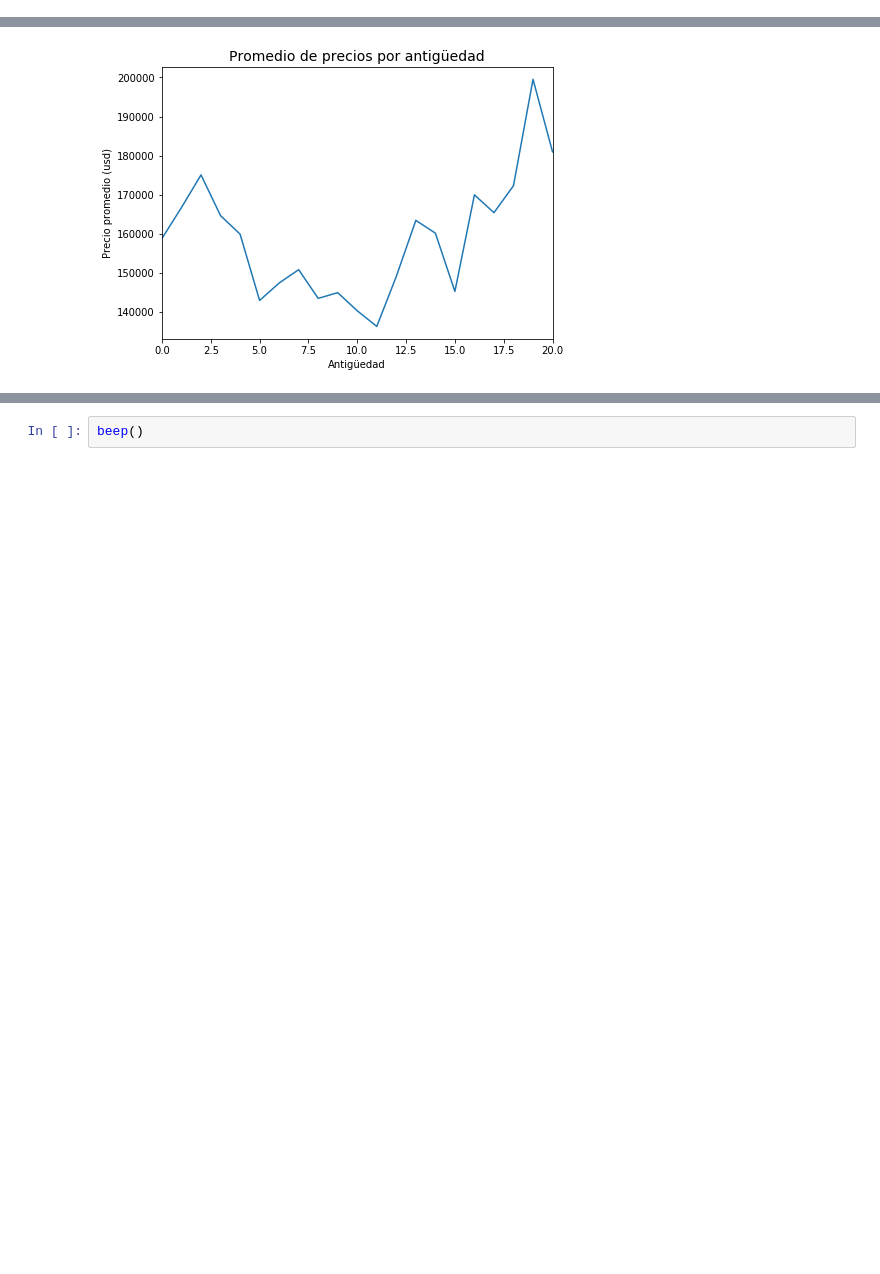
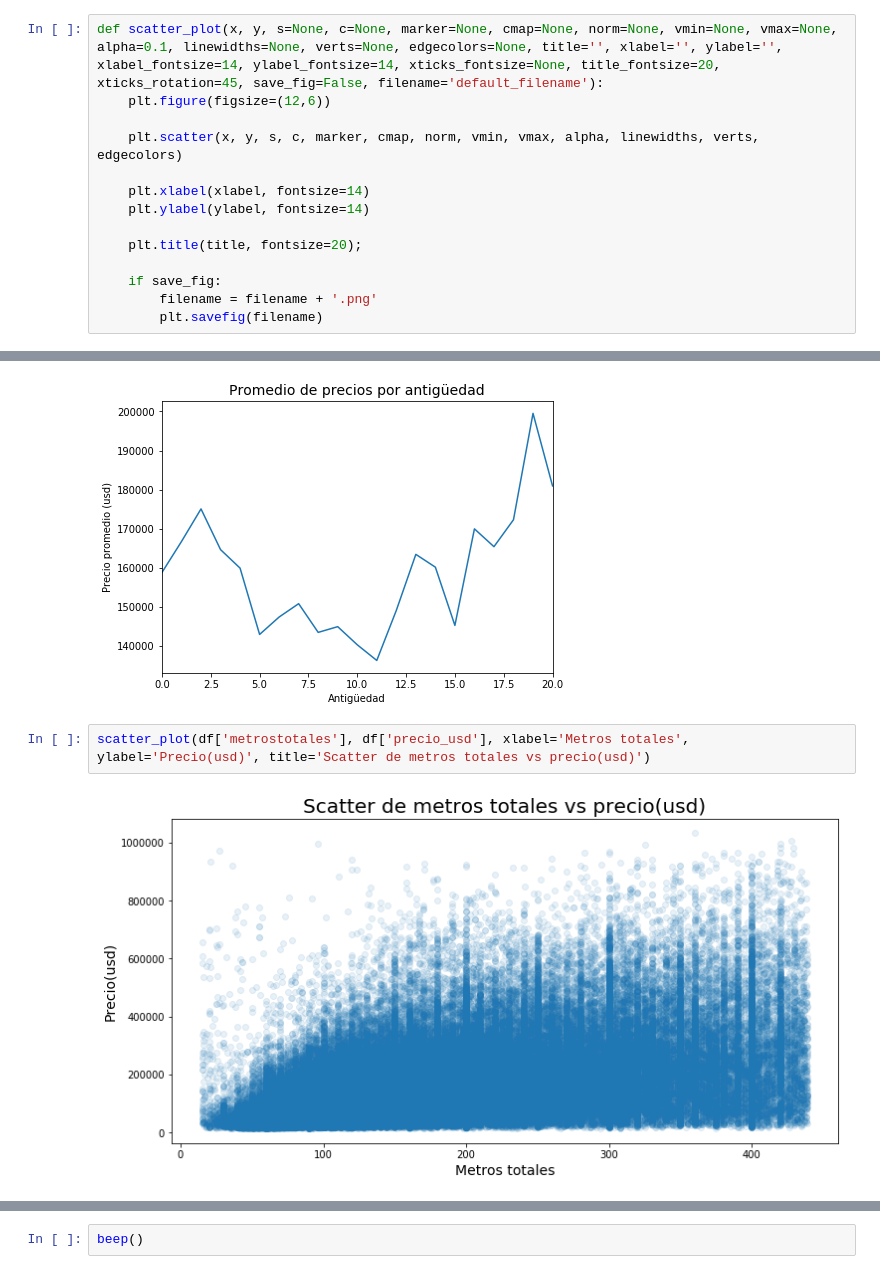
Before and after one commit to rozanecm/7506_2c2019_tp1, a Jupyter notebook: notebooks/basic general analysis by rozanecm.ipynb, the cells around one changed output, grey strips where cells are left out. Cells and saved outputs as stored; diff of their text form; blank space fills up the shorter version.

```diff
--- a/notebooks/basic general analysis by rozanecm.ipynb
+++ b/notebooks/basic general analysis by rozanecm.ipynb
@@ -87,6 +87,20 @@ def density_plot(df, column, title='', xlabel='', ylabel='', xlabel_fontsize=14,
     if save_fig:
         filename = filename + '.png'
         plt.savefig(filename)
+# %%
+def scatter_plot(x, y, s=None, c=None, marker=None, cmap=None, norm=None, vmin=None, vmax=None, alpha=0.1, linewidths=None, verts=None, edgecolors=None, title='', xlabel='', ylabel='', xlabel_fontsize=14, ylabel_fontsize=14, xticks_fontsize=None, title_fontsize=20, xticks_rotation=45, save_fig=False, filename='default_filename'):
+    plt.figure(figsize=(12,6))
+
+    plt.scatter(x, y, s, c, marker, cmap, norm, vmin, vmax, alpha, linewidths, verts, edgecolors)
+
+    plt.xlabel(xlabel, fontsize=14)
+    plt.ylabel(ylabel, fontsize=14)
+
+    plt.title(title, fontsize=20);
+
+    if save_fig:
+        filename = filename + '.png'
+        plt.savefig(filename)
 # %% [markdown]
 # Análisis
 # %%
@@ -377,3 +391,7 @@ ax.set_ylabel('Precio promedio (usd)')
 # %% [output]
 Text(0, 0.5, 'Precio promedio (usd)')
 [figure]
+# %%
+scatter_plot(df['metrostotales'], df['precio_usd'], xlabel='Metros totales', ylabel='Precio(usd)', title='Scatter de metros totales vs precio(usd)')
+# %% [output]
+[figure, added]
```
Also changed, not shown: parts of 14 cells of this notebook.
